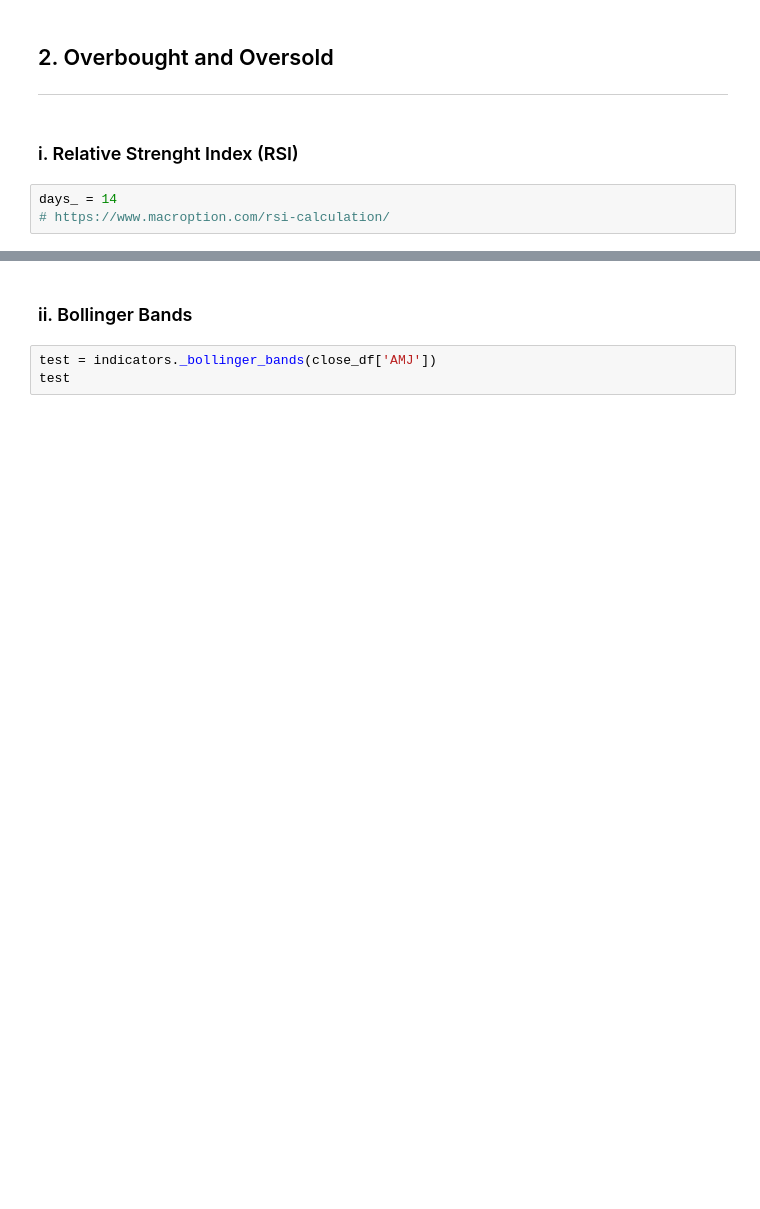
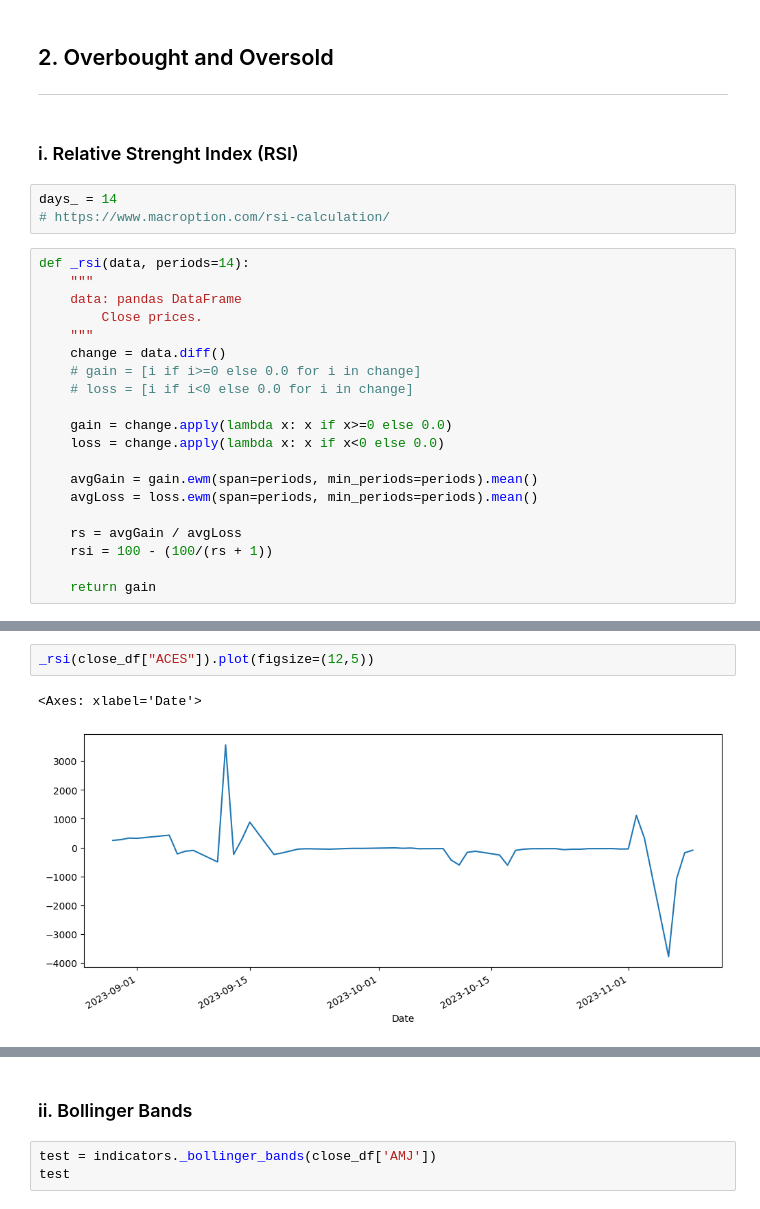
Before and after one commit to jusrojasrod/RelativePerformance, a Jupyter notebook: RenRel/test.ipynb, the cells around one changed output, grey strips where cells are left out. Saved outputs shown, nothing was run; the diff lists cells and outputs as text; blank space fills up the shorter version.

```diff
--- a/RenRel/test.ipynb
+++ b/RenRel/test.ipynb
@@ -131,3 +129,23 @@ pm
 # %%
 days_ = 14
 # https://www.macroption.com/rsi-calculation/
+# %%
+def _rsi(data, periods=14):
+    """
+    data: pandas DataFrame
+        Close prices.
+    """
+    change = data.diff()
+    # gain = [i if i>=0 else 0.0 for i in change]
+    # loss = [i if i<0 else 0.0 for i in change]
+
+    gain = change.apply(lambda x: x if x>=0 else 0.0)
+    loss = change.apply(lambda x: x if x<0 else 0.0)
+
+    avgGain = gain.ewm(span=periods, min_periods=periods).mean()
+    avgLoss = loss.ewm(span=periods, min_periods=periods).mean()
+
+    rs = avgGain / avgLoss
+    rsi = 100 - (100/(rs + 1))
+
+    return gain
@@ -133,0 +168,5 @@ days_ = 14
+# %%
+_rsi(close_df["ACES"]).plot(figsize=(12,5))
+# %% [output]
+<Axes: xlabel='Date'>
+[figure, added]
```
Also changed, not shown: parts of 19 cells of this notebook, 1 other file.
